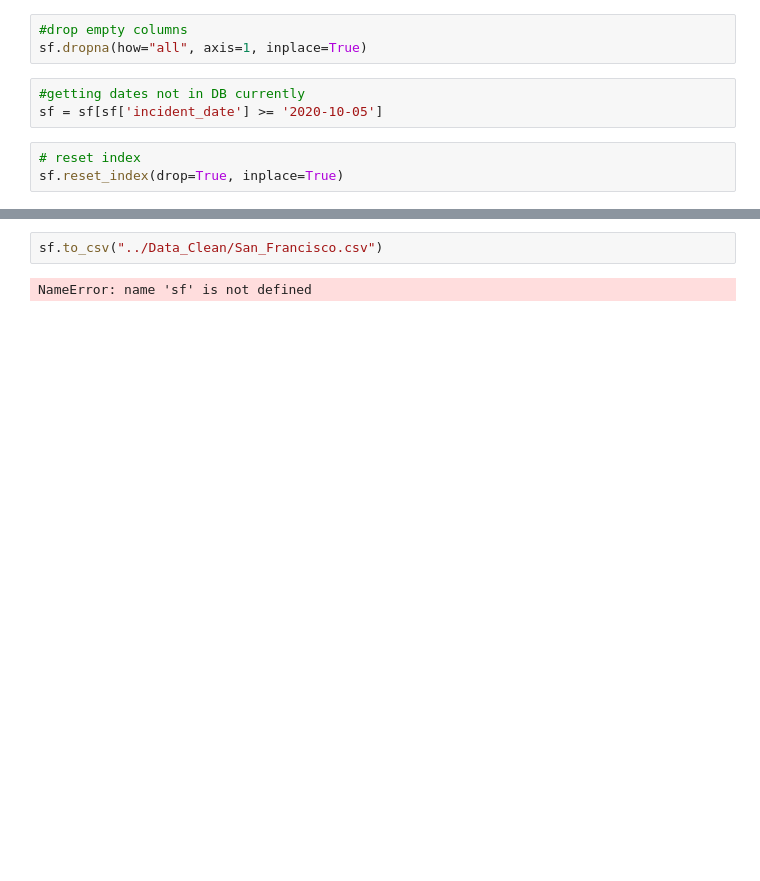
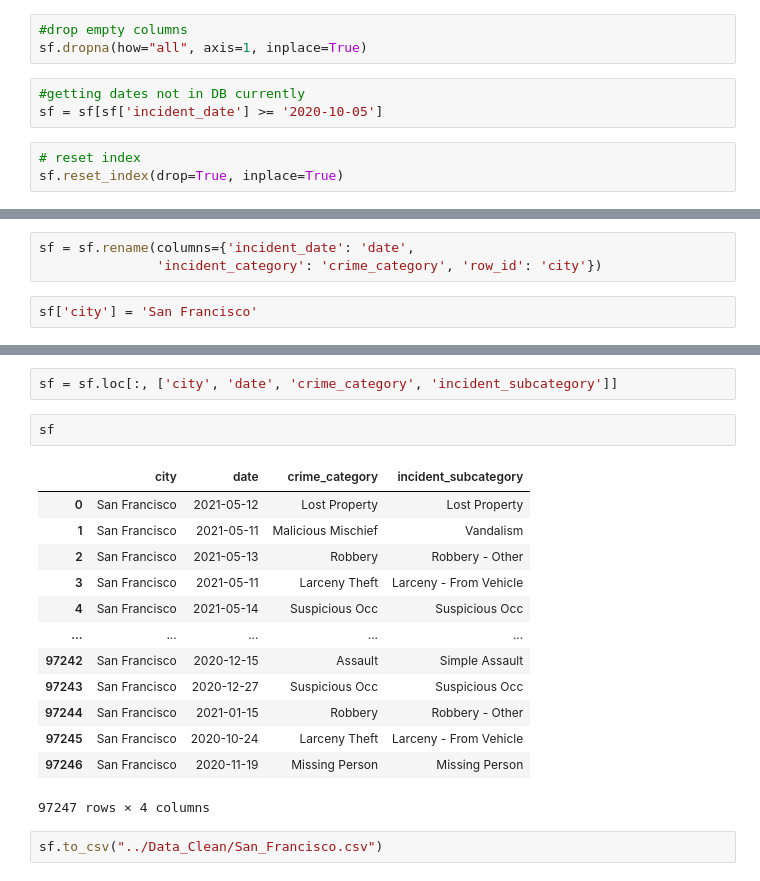
Before and after one commit to alanhlee/crimestatsproj, a Jupyter notebook: San_Francisco_Data/San_Francisco_Cleaning.ipynb, the cells around one changed output, grey strips where cells are left out. Cells and saved outputs as stored; diff of their text form; blank space fills up the shorter version.

```diff
--- a/San_Francisco_Data/San_Francisco_Cleaning.ipynb
+++ b/San_Francisco_Data/San_Francisco_Cleaning.ipynb
@@ -40,0 +51,5 @@ sf.reset_index(drop=True, inplace=True)
+# %%
+sf = sf.rename(columns={'incident_date': 'date',
+               'incident_category': 'crime_category', 'row_id': 'city'})
+# %%
+sf['city'] = 'San Francisco'
@@ -41,4 +71,20 @@ sf.reset_index(drop=True, inplace=True)
+# %%
+sf = sf.loc[:, ['city', 'date', 'crime_category', 'incident_subcategory']]
+# %%
+sf
+# %% [output]
+|  | city | date | crime_category | incident_subcategory |
+| 0 | San Francisco | 2021-05-12 | Lost Property | Lost Property |
+| 1 | San Francisco | 2021-05-11 | Malicious Mischief | Vandalism |
+| 2 | San Francisco | 2021-05-13 | Robbery | Robbery - Other |
+| 3 | San Francisco | 2021-05-11 | Larceny Theft | Larceny - From Vehicle |
+| 4 | San Francisco | 2021-05-14 | Suspicious Occ | Suspicious Occ |
+| ... | ... | ... | ... | ... |
+| 97242 | San Francisco | 2020-12-15 | Assault | Simple Assault |
+| 97243 | San Francisco | 2020-12-27 | Suspicious Occ | Suspicious Occ |
+| 97244 | San Francisco | 2021-01-15 | Robbery | Robbery - Other |
+| 97245 | San Francisco | 2020-10-24 | Larceny Theft | Larceny - From Vehicle |
+| 97246 | San Francisco | 2020-11-19 | Missing Person | Missing Person |
+97247 rows × 4 columns
 # %%
 sf.to_csv("../Data_Clean/San_Francisco.csv")
-# %% [output]
-NameError: name 'sf' is not defined
```
Also changed, not shown: parts of 2 cells of this notebook, 4 other files.
